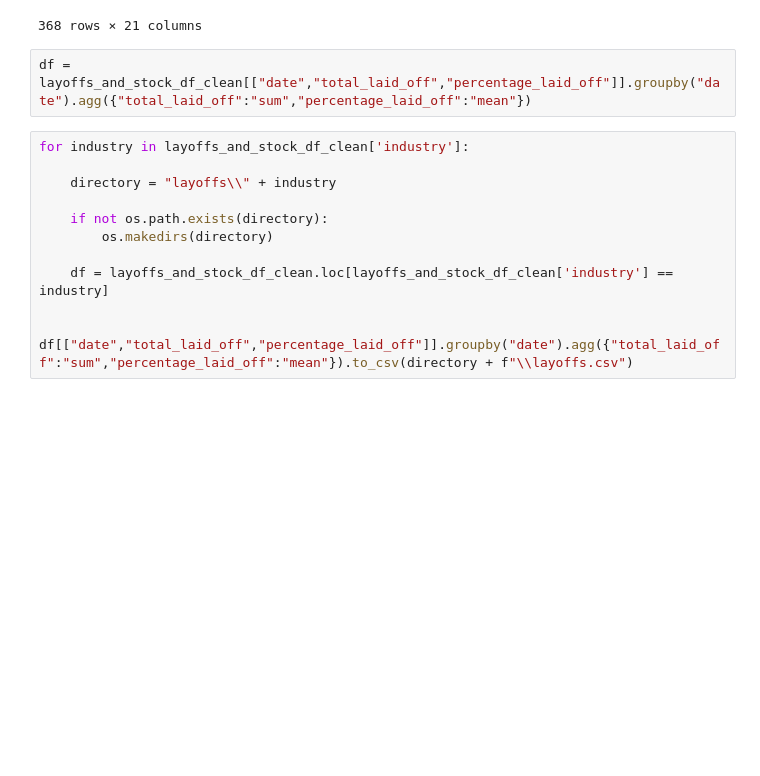
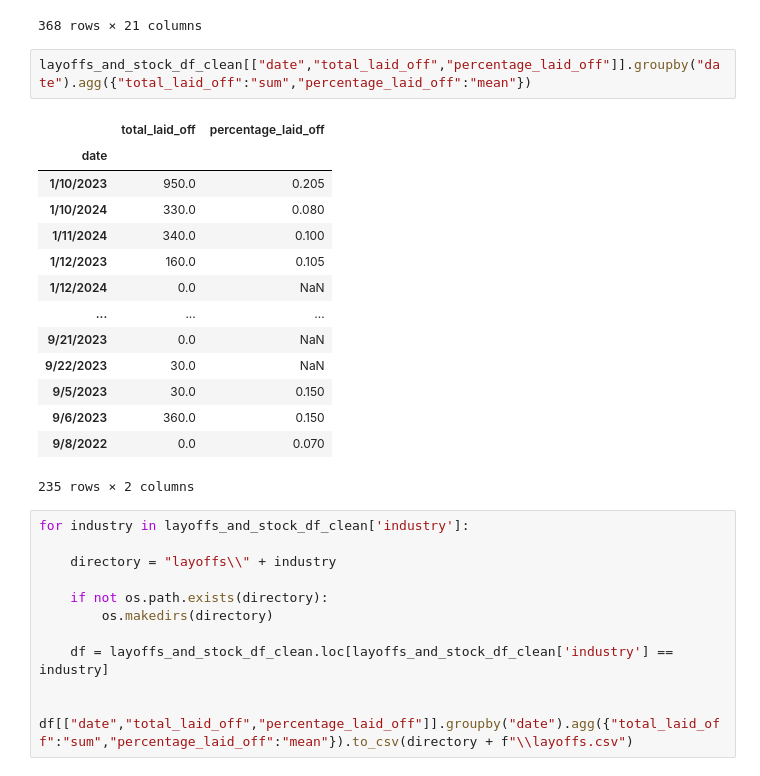
Before and after one commit to shwaylay/CMSC828A_Final_Proj, a Jupyter notebook: datasets/try_yfinance.ipynb, the cells around one changed output. Drawn from its saved outputs; the diff is of its cells as text; blank space fills up the shorter version.

```diff
--- a/datasets/try_yfinance.ipynb
+++ b/datasets/try_yfinance.ipynb
@@ -145,7 +145,22 @@ layoffs_and_stock_df_clean
 | 367 | 49 | Zuora | SF Bay Area | Finance | NaN | 0.08 | 1/31/2024 | Post-IPO | ... |
 368 rows × 21 columns
 # %%
-df = layoffs_and_stock_df_clean[["date","total_laid_off","percentage_laid_off"]].groupby("date").agg({"total_laid_off":"sum","percentage_laid_off":"mean"})
+layoffs_and_stock_df_clean[["date","total_laid_off","percentage_laid_off"]].groupby("date").agg({"total_laid_off":"sum","percentage_laid_off":"mean"})
+# %% [output]
+|  | total_laid_off | percentage_laid_off |
+| date |  |  |
+| 1/10/2023 | 950.0 | 0.205 |
+| 1/10/2024 | 330.0 | 0.080 |
+| 1/11/2024 | 340.0 | 0.100 |
+| 1/12/2023 | 160.0 | 0.105 |
+| 1/12/2024 | 0.0 | NaN |
+| ... | ... | ... |
+| 9/21/2023 | 0.0 | NaN |
+| 9/22/2023 | 30.0 | NaN |
+| 9/5/2023 | 30.0 | 0.150 |
+| 9/6/2023 | 360.0 | 0.150 |
+| 9/8/2022 | 0.0 | 0.070 |
+235 rows × 2 columns
 # %%
 for industry in layoffs_and_stock_df_clean['industry']:
 
```
Also changed, not shown: parts of 5 cells of this notebook, 5 other files.
